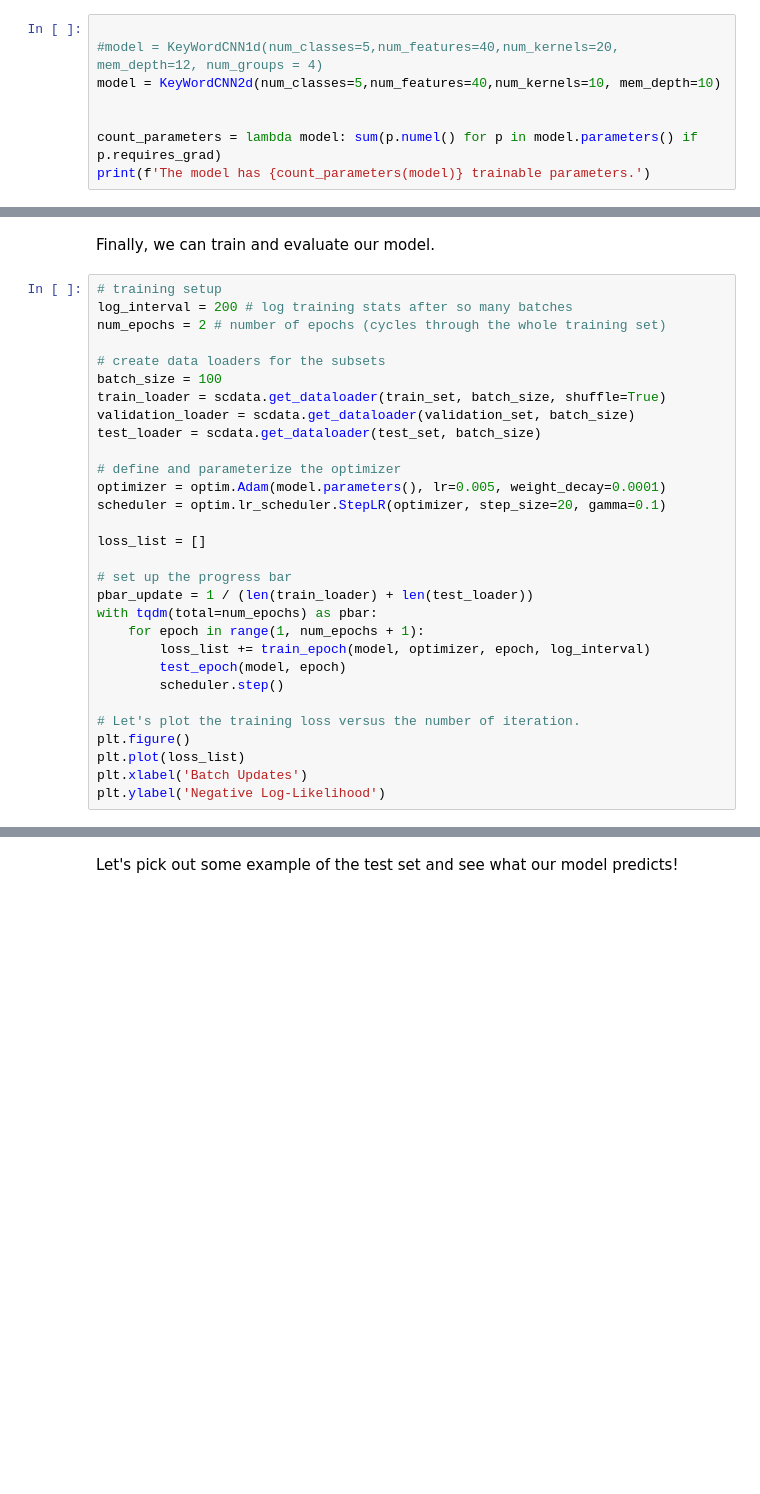
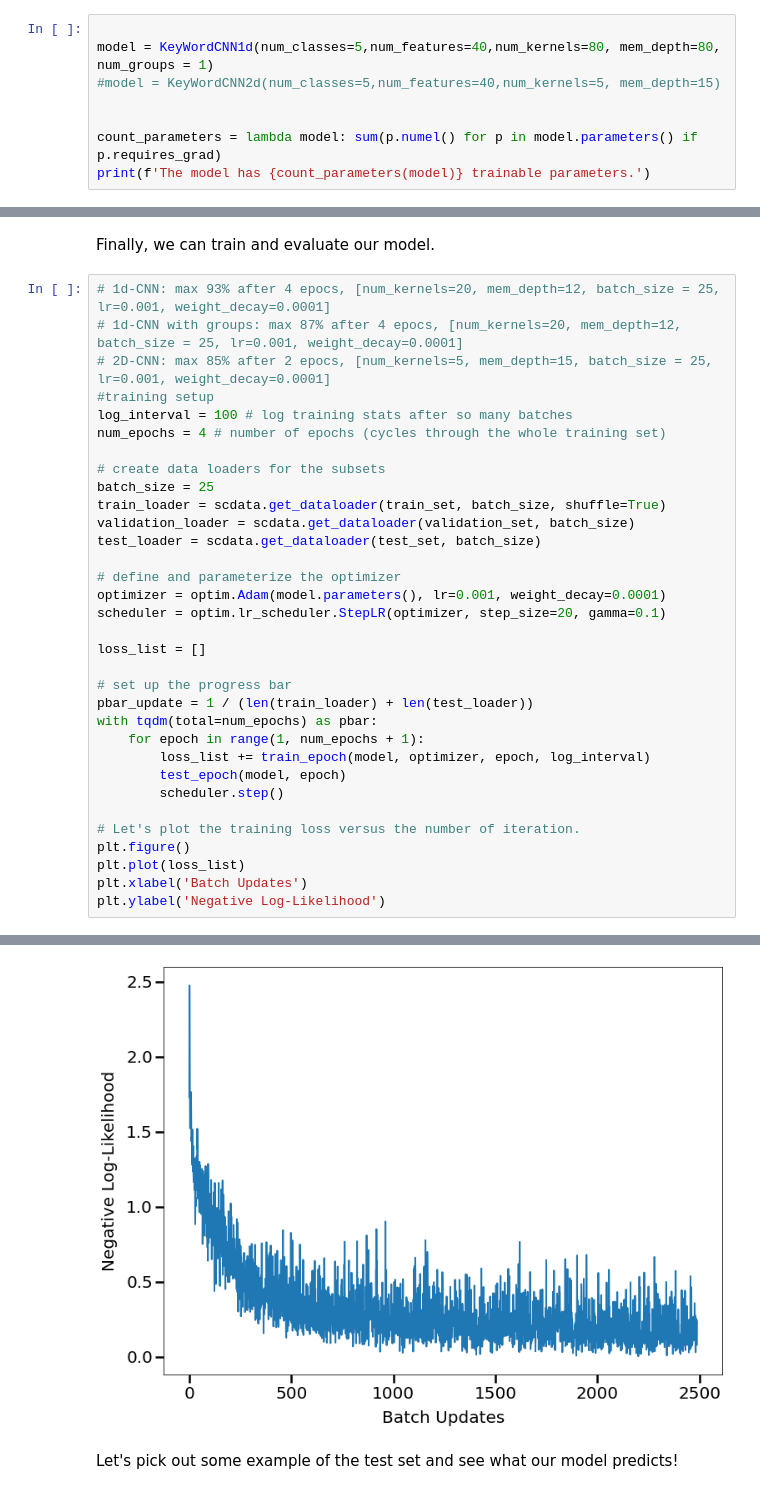
Before and after one commit to FelixSto/NSP_Assignments, a Jupyter notebook: notebooks/assignments/2-2-keyword-recognition_felix.ipynb, the cells around one changed output, grey strips where cells are left out. Drawn from its saved outputs; the diff is of its cells as text; blank space fills up the shorter version.

Commit message:
Update parameters CNN Felix

```diff
--- a/notebooks/assignments/2-2-keyword-recognition_felix.ipynb
+++ b/notebooks/assignments/2-2-keyword-recognition_felix.ipynb
@@ -94,8 +94,8 @@ Mapping from index to label: go
 Below we define our model and see how many parameters it has.
 # %%
 
-#model = KeyWordCNN1d(num_classes=5,num_features=40,num_kernels=20, mem_depth=12, num_groups = 4)
-model = KeyWordCNN2d(num_classes=5,num_features=40,num_kernels=10, mem_depth=10)
+model = KeyWordCNN1d(num_classes=5,num_features=40,num_kernels=80, mem_depth=80, num_groups = 1)
+#model = KeyWordCNN2d(num_classes=5,num_features=40,num_kernels=5, mem_depth=15)
 
 
 count_parameters = lambda model: sum(p.numel() for p in model.parameters() if p.requires_grad)
@@ -159,18 +159,21 @@ def test_epoch(model, epoch):
 # %% [markdown]
 Finally, we can train and evaluate our model.
 # %%
-# training setup
-log_interval = 200 # log training stats after so many batches
-num_epochs = 2 # number of epochs (cycles through the whole training set)
+# 1d-CNN: max 93% after 4 epocs, [num_kernels=20, mem_depth=12, batch_size = 25, lr=0.001, weight_decay=0.0001]
+# 1d-CNN with groups: max 87% after 4 epocs, [num_kernels=20, mem_depth=12, batch_size = 25, lr=0.001, weight_decay=0.0001]
+# 2D-CNN: max 85% after 2 epocs, [num_kernels=5, mem_depth=15, batch_size = 25, lr=0.001, weight_decay=0.0001]
+#training setup
+log_interval = 100 # log training stats after so many batches
+num_epochs = 4 # number of epochs (cycles through the whole training set)
 
 # create data loaders for the subsets
-batch_size = 100
+batch_size = 25
 train_loader = scdata.get_dataloader(train_set, batch_size, shuffle=True)
 validation_loader = scdata.get_dataloader(validation_set, batch_size)
 test_loader = scdata.get_dataloader(test_set, batch_size)
 
 # define and parameterize the optimizer
-optimizer = optim.Adam(model.parameters(), lr=0.005, weight_decay=0.0001)
+optimizer = optim.Adam(model.parameters(), lr=0.001, weight_decay=0.0001)
 scheduler = optim.lr_scheduler.StepLR(optimizer, step_size=20, gamma=0.1)
 
 loss_list = []
@@ -194,3 +213,4 @@ KeyboardInterrupt:
+[figure, added]
 # %% [markdown]
 Let's pick out some example of the test set and see what our model predicts!
 # %%
```
Also changed, not shown: parts of 3 cells of this notebook.
